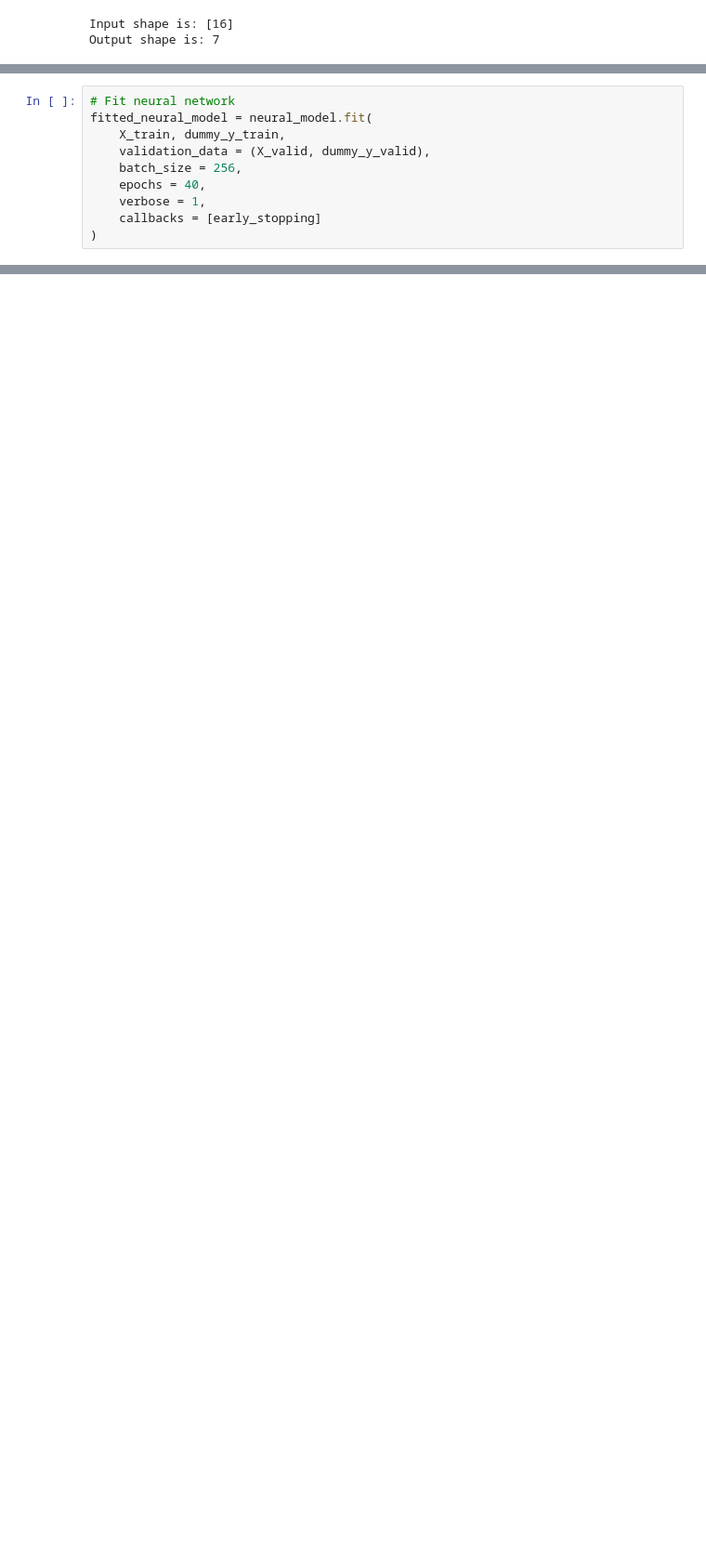
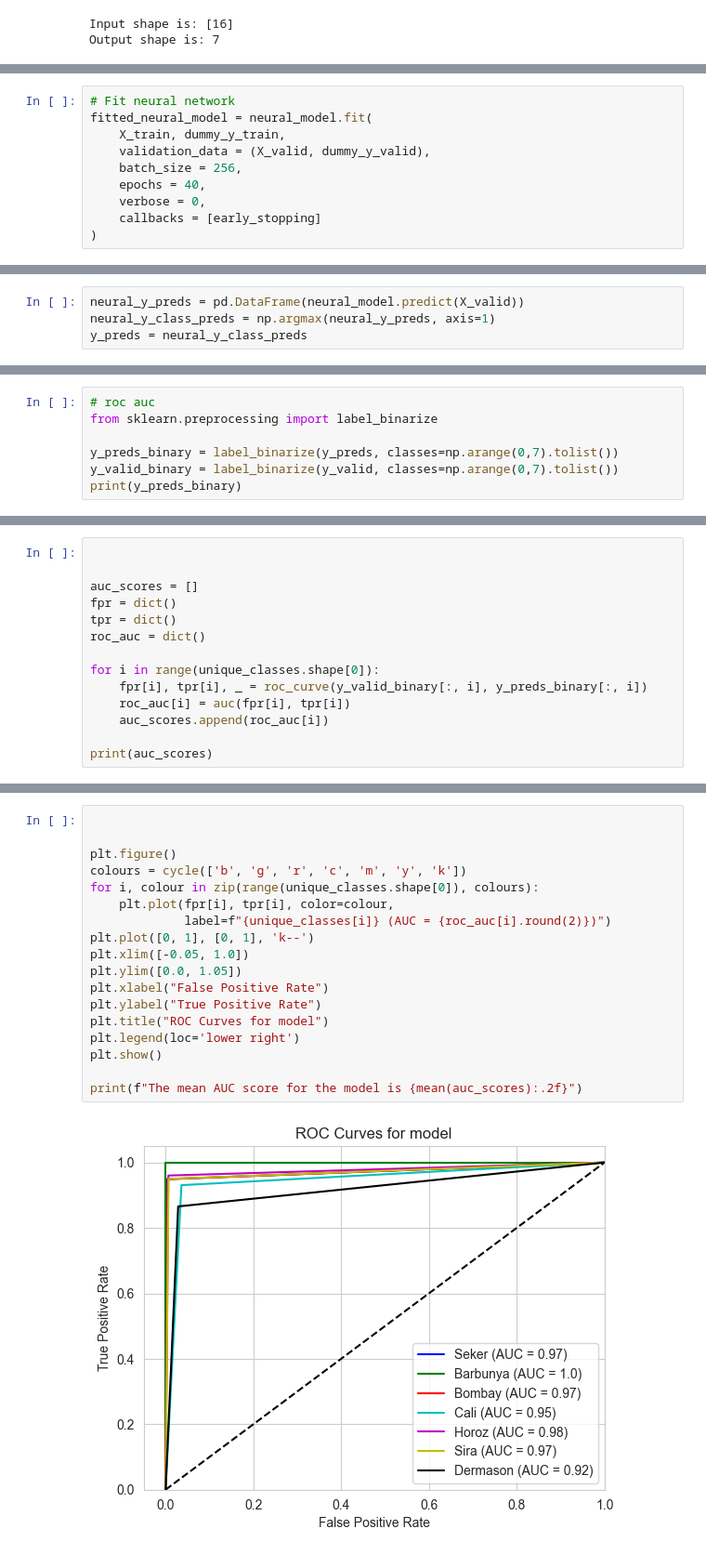
Before and after one commit to lukeeaton/ml_project_repo, a Jupyter notebook: ml_assessment.ipynb, the cells around one changed output, grey strips where cells are left out. Shown at 93% size. Drawn from its saved outputs; the diff is of its cells as text; blank space fills up the shorter version.

```diff
--- a/ml_assessment.ipynb
+++ b/ml_assessment.ipynb
@@ -712,7 +718,7 @@ fitted_neural_model = neural_model.fit(
     validation_data = (X_valid, dummy_y_valid),
     batch_size = 256,
     epochs = 40,
-    verbose = 1,
+    verbose = 0,
     callbacks = [early_stopping]
 )
 # %% [output]
@@ -754,0 +762,4 @@ Per-class F1-score:  [0.966 1.    0.958 0.92  0.966 0.961 0.877]
+# %%
+neural_y_preds = pd.DataFrame(neural_model.predict(X_valid))
+neural_y_class_preds = np.argmax(neural_y_preds, axis=1)
+y_preds = neural_y_class_preds
@@ -754,0 +772,7 @@ Per-class F1-score:  [0.966 1.    0.958 0.92  0.966 0.961 0.877]
+# %%
+# roc auc
+from sklearn.preprocessing import label_binarize
+
+y_preds_binary = label_binarize(y_preds, classes=np.arange(0,7).tolist())
+y_valid_binary = label_binarize(y_valid, classes=np.arange(0,7).tolist())
+print(y_preds_binary)
@@ -754,0 +787,14 @@ Per-class F1-score:  [0.966 1.    0.958 0.92  0.966 0.961 0.877]
+# %%
+
+
+auc_scores = []
+fpr = dict()
+tpr = dict()
+roc_auc = dict()
+
+for i in range(unique_classes.shape[0]):
+    fpr[i], tpr[i], _ = roc_curve(y_valid_binary[:, i], y_preds_binary[:, i])
+    roc_auc[i] = auc(fpr[i], tpr[i])
+    auc_scores.append(roc_auc[i])
+
+print(auc_scores)
@@ -754,0 +803,20 @@ Per-class F1-score:  [0.966 1.    0.958 0.92  0.966 0.961 0.877]
+# %%
+
+
+plt.figure()
+colours = cycle(['b', 'g', 'r', 'c', 'm', 'y', 'k'])
+for i, colour in zip(range(unique_classes.shape[0]), colours):
+    plt.plot(fpr[i], tpr[i], color=colour,
+             label=f"{unique_classes[i]} (AUC = {roc_auc[i].round(2)})")
+plt.plot([0, 1], [0, 1], 'k--')
+plt.xlim([-0.05, 1.0])
+plt.ylim([0.0, 1.05])
+plt.xlabel("False Positive Rate")
+plt.ylabel("True Positive Rate")
+plt.title("ROC Curves for model")
+plt.legend(loc='lower right')
+plt.show()
+
+print(f"The mean AUC score for the model is {mean(auc_scores):.2f}")
+# %% [output]
+[figure, added]
```
Also changed, not shown: parts of 21 cells of this notebook.
